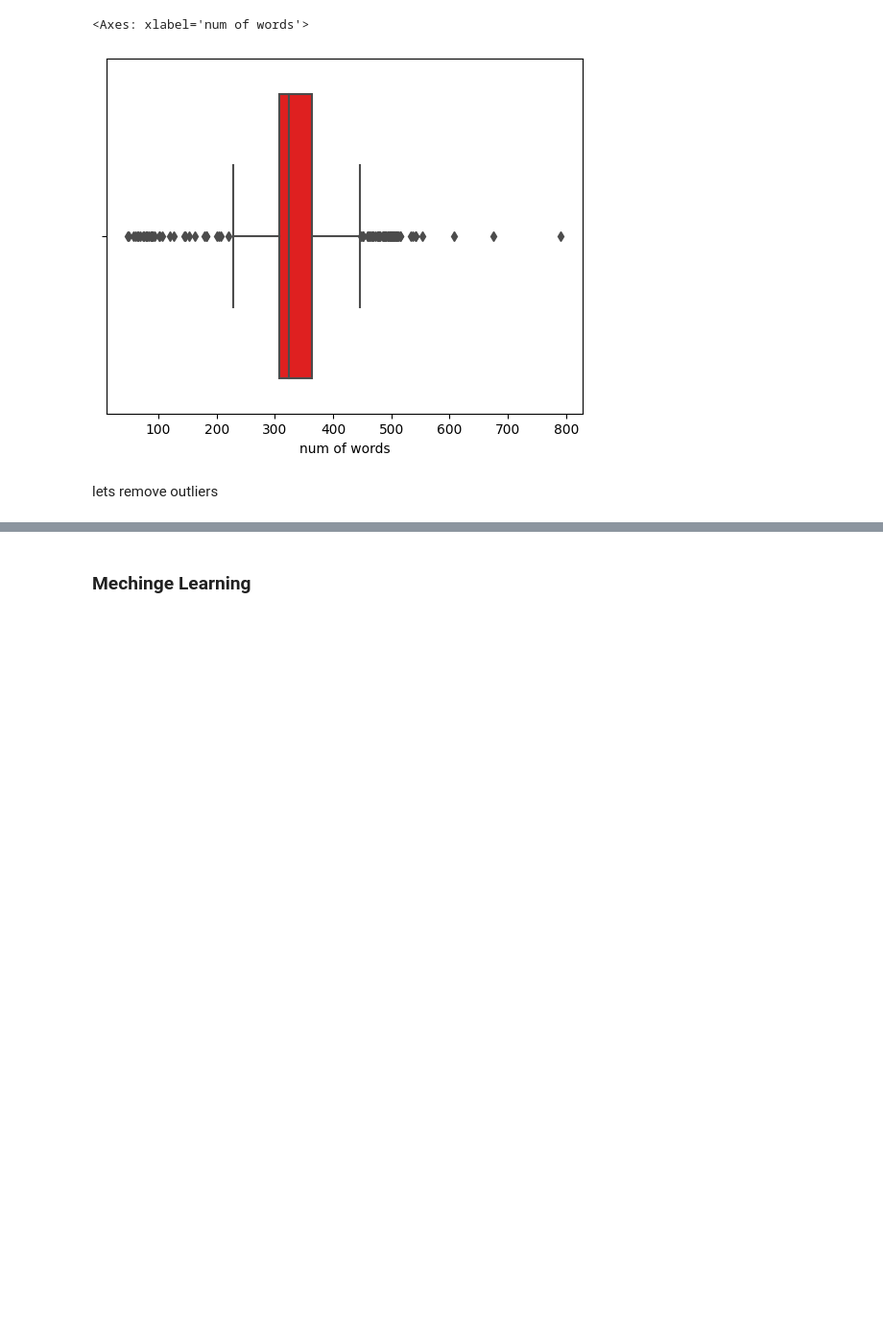
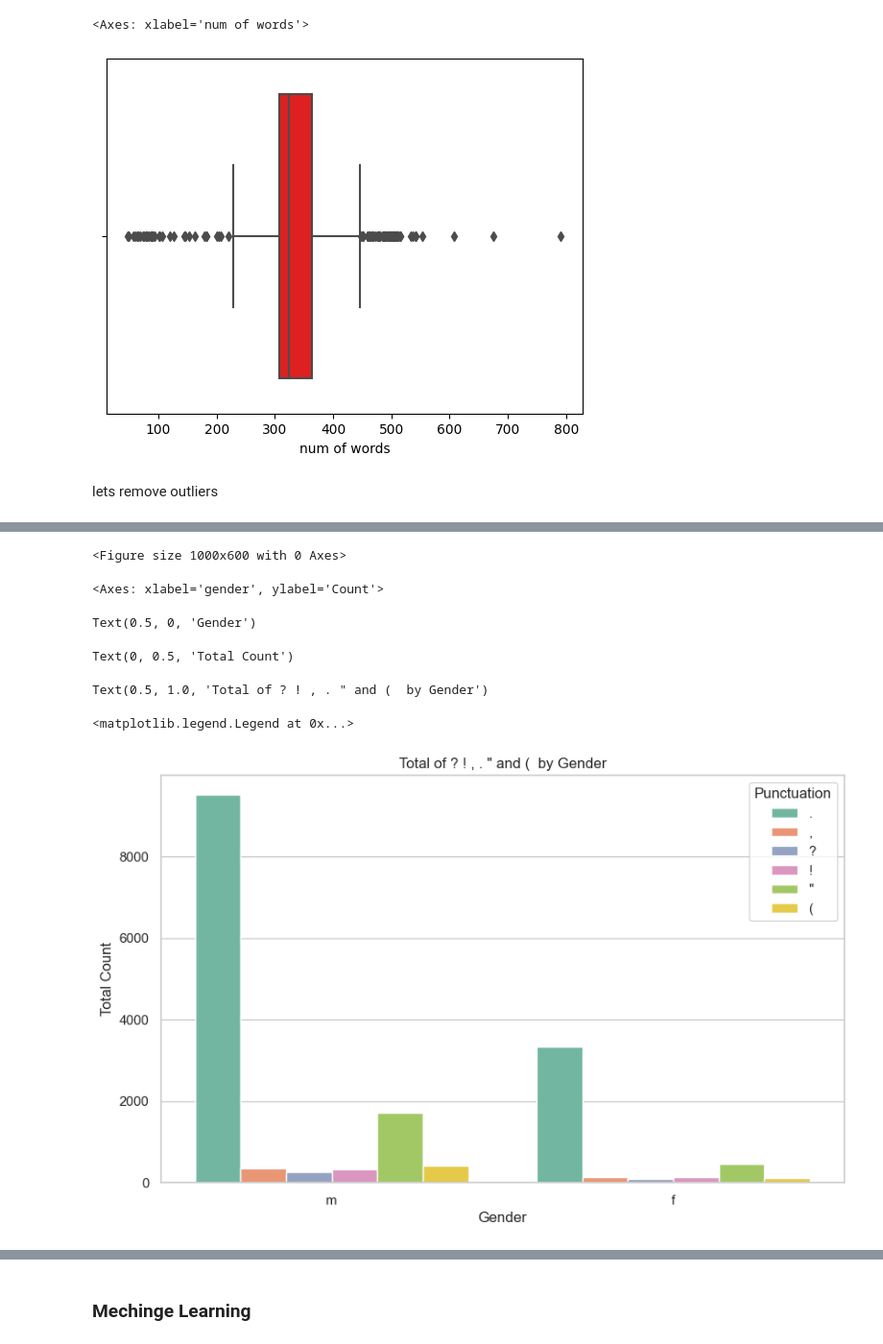
Before and after one commit to DanielDolberg/Mechine_learning_final, a Jupyter notebook: Assignment3-text-analysis.ipynb, the cells around one changed output, grey strips where cells are left out. Shown at 96% size. Cells and saved outputs as stored; diff of their text form; code cells hidden in the pictures; blank space fills up the shorter version.

```diff
--- a/Assignment3-text-analysis.ipynb
+++ b/Assignment3-text-analysis.ipynb
@@ -303,0 +336,14 @@ NameError: name 'asfsaf' is not defined
+# %%
+punks = ('.',',','?','!','"',"(")
+
+df_male = df_erd[df_erd["gender"] == 'm']
+df_female = df_erd[df_erd["gender"] == 'f']
+
+for i in range(len(punks)):
+    f = plt.figure(i)
+    #plt.scatter(x = df_male[punks[i]].index ,y = df_male[punks[i]] , color='blue', label='Men',alpha = 1)
+    #plt.scatter(x = df_female[punks[i]].index ,y = df_female[punks[i]] , color='pink', label='Women',alpha = 1)
+    #plt.bar(x = df_male[punks[i]].index ,height = df_male[punks[i]] , color='blue', label='Men',alpha = 1)
+    #plt.bar(x = df_male[punks[i]].index ,height = df_male[punks[i]].s , color='blue', label='Men',alpha = 1)
+    #plt.title('amounts of "'+punks[i]+ '" per gender')
+    #f.show()
@@ -303,0 +357,31 @@ NameError: name 'asfsaf' is not defined
+# %%
+# Melt the DataFrame to make it suitable for the bar plot
+melted = pd.melt(df_erd, id_vars=['gender'],
+                 value_vars=punks,
+                 var_name='Punctuation', value_name='Count')
+
+# Calculate the total sum of each punctuation mark
+total_sums = melted.groupby('Punctuation')['Count'].sum().reset_index()
+
+# Plotting
+plt.figure(figsize=(10, 6))
+sns.set(style="whitegrid")
+
+# Create a bar plot with hue for punctuation type and set height
+sns.barplot(x='gender', y='Count', hue='Punctuation', data=melted, palette='Set2',
+            errorbar=None, estimator=sum, hue_order=punks)
+
+plt.xlabel('Gender')
+plt.ylabel('Total Count')
+plt.title('Total of ' + '? ! , . " and ( ' + ' by Gender')
+plt.legend(title='Punctuation')
+
+plt.show()
+# %% [output]
+<Figure size 1000x600 with 0 Axes>
+<Axes: xlabel='gender', ylabel='Count'>
+Text(0.5, 0, 'Gender')
+Text(0, 0.5, 'Total Count')
+Text(0.5, 1.0, 'Total of ? ! , . " and (  by Gender')
+<matplotlib.legend.Legend at 0x...>
+[figure, added]
```
Also changed, not shown: parts of 18 cells of this notebook, 1 other file.
